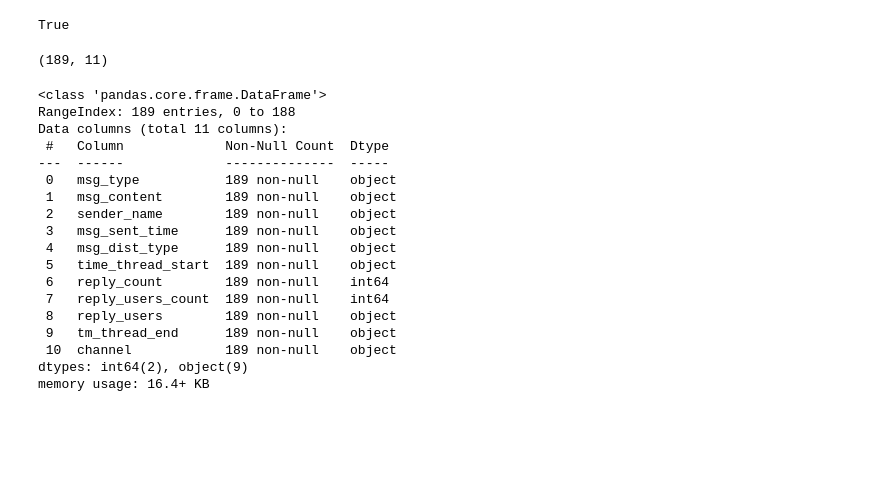
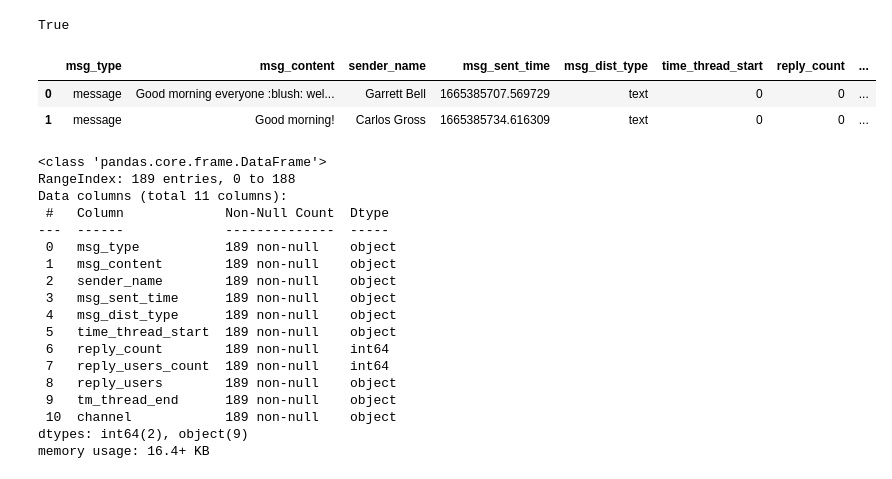
Before and after one commit to lamigaroma/week0_starter_network_analysis, a Jupyter notebook: notebooks/TopicModelling.ipynb, the cells around one changed output. Drawn from its saved outputs; the diff is of its cells as text; code cells hidden in the pictures; blank space fills up the shorter version.

Commit message:
Topicmodelingdata
Preprocessing Topic Modelling data for in order to input to the data

```diff
--- a/notebooks/TopicModelling.ipynb
+++ b/notebooks/TopicModelling.ipynb
@@ -33,18 +33,7 @@ if rpath not in sys.path:
 from src.loader import SlackDataLoader
 import src.utils as utils
 # %%
-# all files are combined from all-weeks8-9 to all_weeks8_9
 def slack_parser(path_channel):
-    """ parse slack data to extract useful informations from the json file
-        step of execution
-        1. Import the required modules
-        2. read all json file from the provided path
-        3. combine all json files in the provided path
-        4. extract all required informations from the slack data
-        5. convert to dataframe and merge all
-        6. reset the index and return dataframe
-    """
-
     # specify path to get json files
     combined = []
     for json_file in glob.glob(f"{path_channel}*.json"):
@@ -100,8 +89,10 @@ def slack_parser(path_channel):
 
     return dfall
 # %%
-df1 = slack_parser(r'C:/Users/L42G/Documents/GitHub/week0_starter_network_analysis/data/TopicModelingData/')
-df1.shape
+tweets_df = slack_parser(r'C:/Users/L42G/Documents/GitHub/week0_starter_network_analysis/data/TopicModelingData/')
+tweets_df.head(2)
 # %% [output]
-(189, 11)
+|  | msg_type | msg_content | sender_name | msg_sent_time | msg_dist_type | time_thread_start | reply_count | ... |
+| 0 | message | Good morning everyone :blush: wel... | Garrett Bell | 1665385707.569729 | text | 0 | 0 | ... |
+| 1 | message | Good morning! | Carlos Gross | 1665385734.616309 | text | 0 | 0 | ... |
 # %%
```
Also changed, not shown: parts of 4 cells of this notebook.
